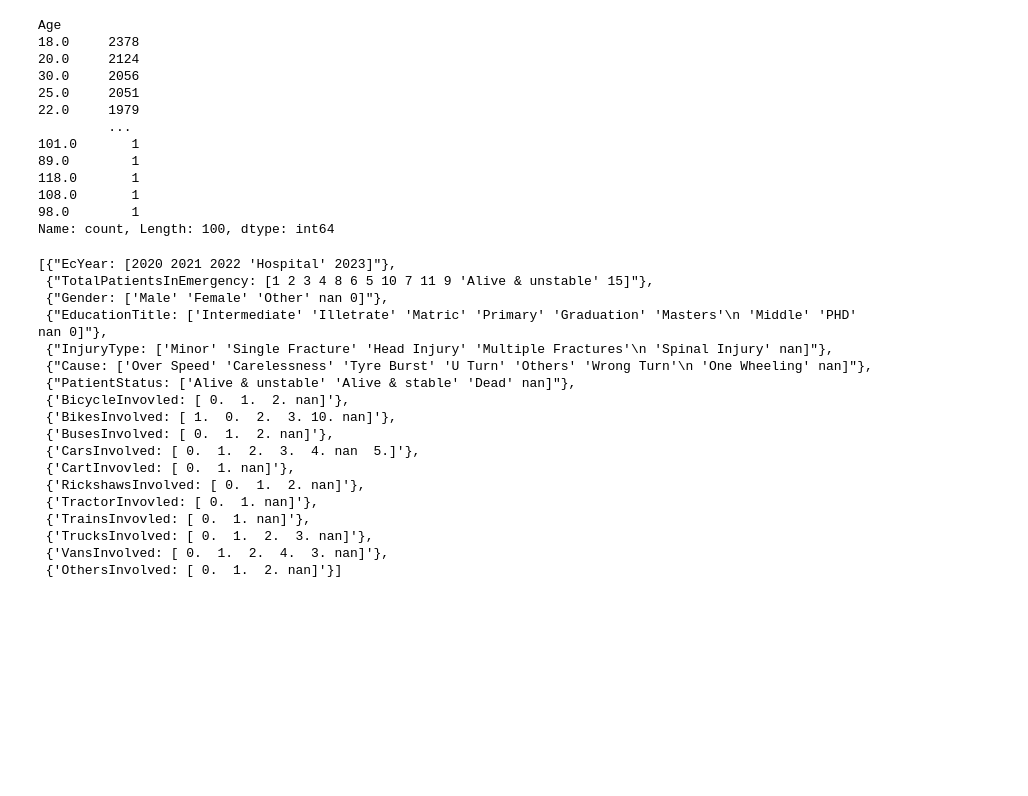
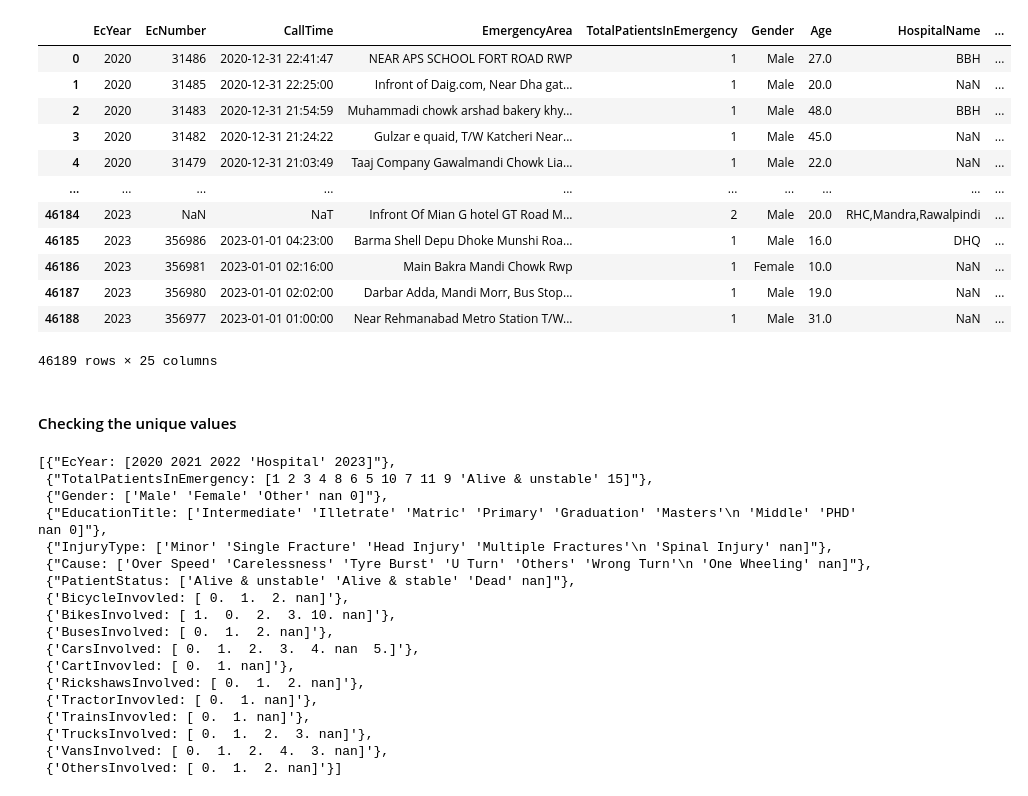
Before and after one commit to Sibgat-Ul/Road_Accidents_Pakistan_Prediction, a Jupyter notebook: rta_dset_445.ipynb, the cells around one changed output. Drawn from its saved outputs; the diff is of its cells as text; code cells hidden in the pictures; blank space fills up the shorter version.

```diff
--- a/rta_dset_445.ipynb
+++ b/rta_dset_445.ipynb
@@ -58,21 +78,22 @@ info_df
 | TrucksInvolved | 2 | 46189 | 0.004330 | 4 | float64 |
 | VansInvolved | 2 | 46189 | 0.004330 | 5 | float64 |
 | OthersInvolved | 2 | 46189 | 0.004330 | 3 | float64 |
-# %%
-### Get missing value counts > 0 for each values of the columns
-rta_dataset['Age'].value_counts()
-# %% [output]
-Age
-18.0     2378
-20.0     2124
-30.0     2056
-25.0     2051
-22.0     1979
-         ...
-101.0       1
-89.0        1
-118.0       1
-108.0       1
-98.0        1
-Name: count, Length: 100, dtype: int64
+# %%
+rta_dataset
+# %% [output]
+|  | EcYear | EcNumber | CallTime | EmergencyArea | TotalPatientsInEmergency | Gender | Age | HospitalName | ... |
+| 0 | 2020 | 31486 | 2020-12-31 22:41:47 | NEAR APS SCHOOL FORT ROAD RWP | 1 | Male | 27.0 | BBH | ... |
+| 1 | 2020 | 31485 | 2020-12-31 22:25:00 | Infront of Daig.com, Near Dha gat... | 1 | Male | 20.0 | NaN | ... |
+| 2 | 2020 | 31483 | 2020-12-31 21:54:59 | Muhammadi chowk arshad bakery khy... | 1 | Male | 48.0 | BBH | ... |
+| 3 | 2020 | 31482 | 2020-12-31 21:24:22 | Gulzar e quaid, T/W Katcheri Near... | 1 | Male | 45.0 | NaN | ... |
+| 4 | 2020 | 31479 | 2020-12-31 21:03:49 | Taaj Company Gawalmandi Chowk Lia... | 1 | Male | 22.0 | NaN | ... |
+| ... | ... | ... | ... | ... | ... | ... | ... | ... | ... |
+| 46184 | 2023 | NaN | NaT | Infront Of Mian G hotel GT Road M... | 2 | Male | 20.0 | RHC,Mandra,Rawalpindi | ... |
+| 46185 | 2023 | 356986 | 2023-01-01 04:23:00 | Barma Shell Depu Dhoke Munshi Roa... | 1 | Male | 16.0 | DHQ | ... |
+| 46186 | 2023 | 356981 | 2023-01-01 02:16:00 | Main Bakra Mandi Chowk Rwp | 1 | Female | 10.0 | NaN | ... |
+| 46187 | 2023 | 356980 | 2023-01-01 02:02:00 | Darbar Adda, Mandi Morr, Bus Stop... | 1 | Male | 19.0 | NaN | ... |
+| 46188 | 2023 | 356977 | 2023-01-01 01:00:00 | Near Rehmanabad Metro Station T/W... | 1 | Male | 31.0 | NaN | ... |
+46189 rows × 25 columns
+# %% [markdown]
+#### Checking the unique values
 # %%
```
Also changed, not shown: parts of 26 cells of this notebook, 1 other file.
